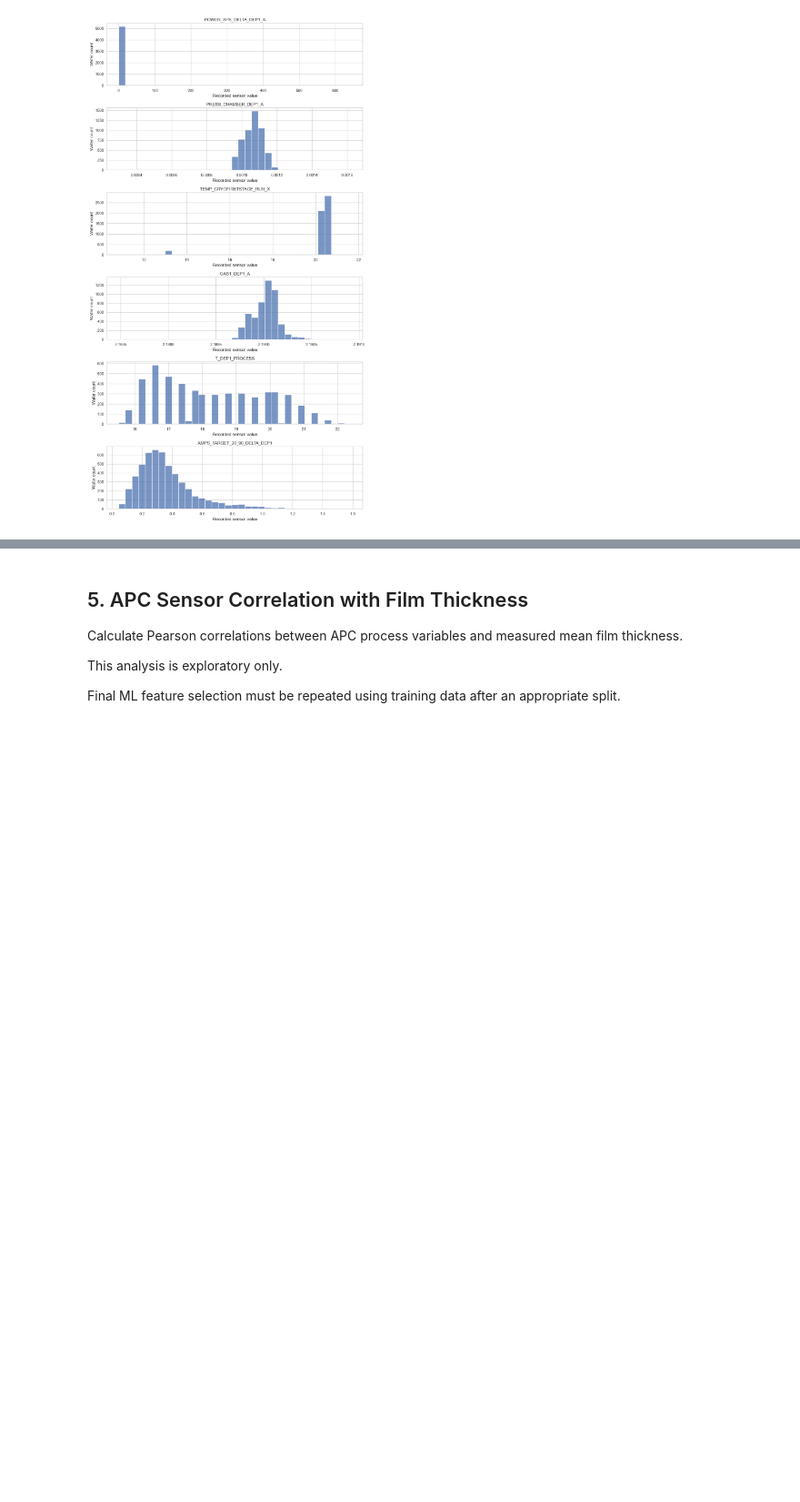
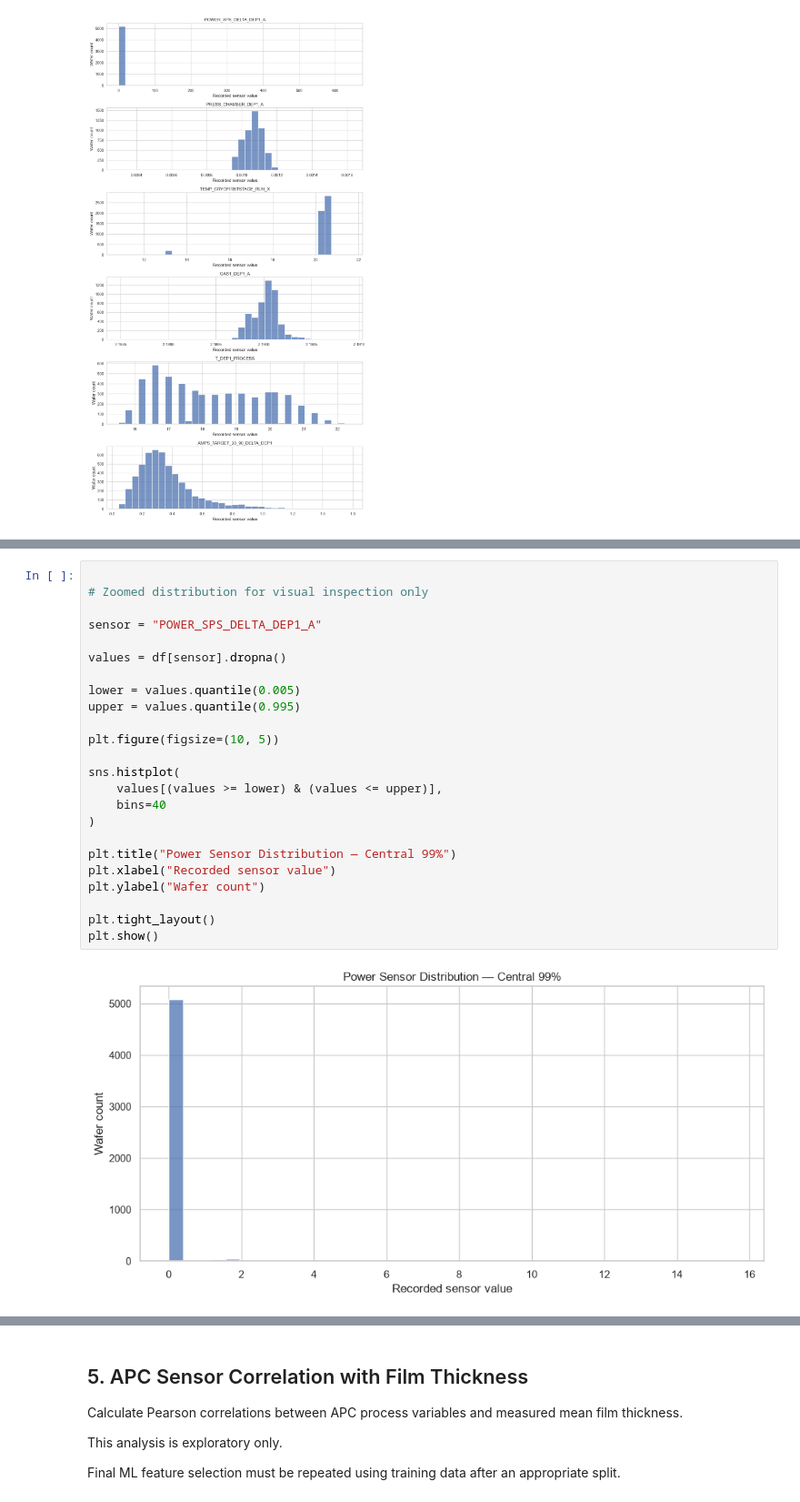
Before and after one commit to Tarun-Raja/STRATUM, a Jupyter notebook: notebooks/04_process_sensor_analysis.ipynb, the cells around one changed output, grey strips where cells are left out. Shown at 91% size. Saved outputs shown, nothing was run; the diff lists cells and outputs as text; blank space fills up the shorter version.

Commit message:
docs: refine APC sensor analysis and correlation findings

```diff
--- a/notebooks/04_process_sensor_analysis.ipynb
+++ b/notebooks/04_process_sensor_analysis.ipynb
@@ -385,0 +428,26 @@ plt.show()
+# %%
+
+# Zoomed distribution for visual inspection only
+
+sensor = "POWER_SPS_DELTA_DEP1_A"
+
+values = df[sensor].dropna()
+
+lower = values.quantile(0.005)
+upper = values.quantile(0.995)
+
+plt.figure(figsize=(10, 5))
+
+sns.histplot(
+    values[(values >= lower) & (values <= upper)],
+    bins=40
+)
+
+plt.title("Power Sensor Distribution — Central 99%")
+plt.xlabel("Recorded sensor value")
+plt.ylabel("Wafer count")
+
+plt.tight_layout()
+plt.show()
+# %% [output]
+[figure, added]
```
Also changed, not shown: parts of 4 cells of this notebook.
